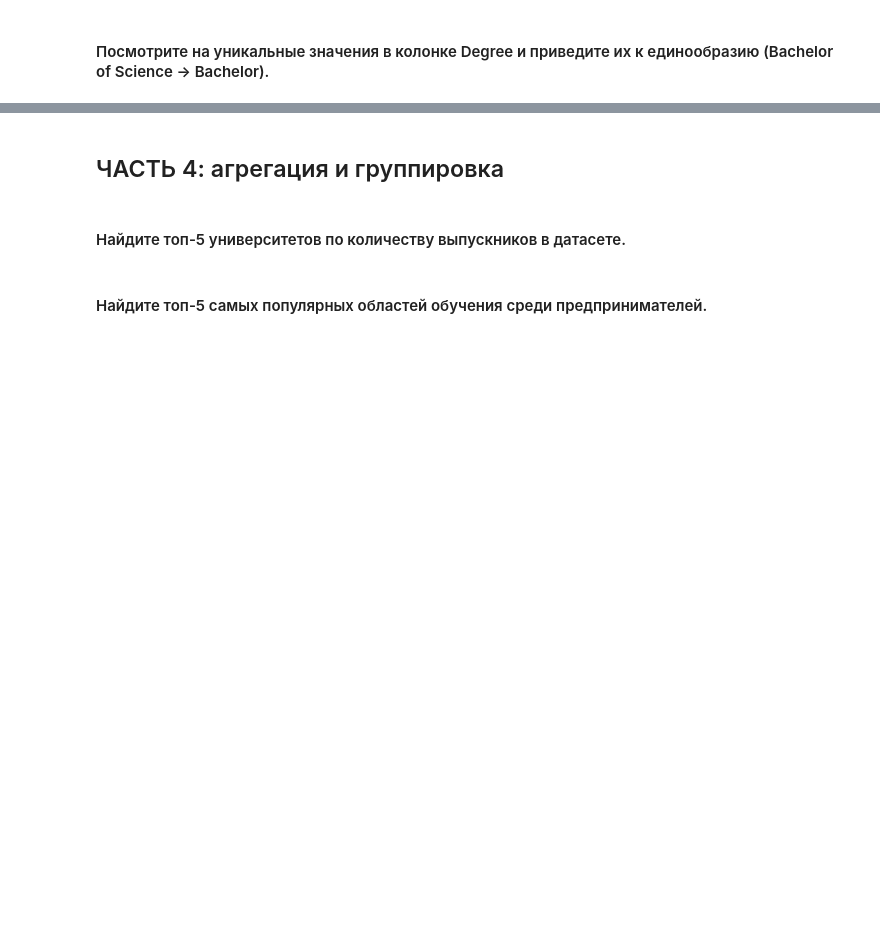
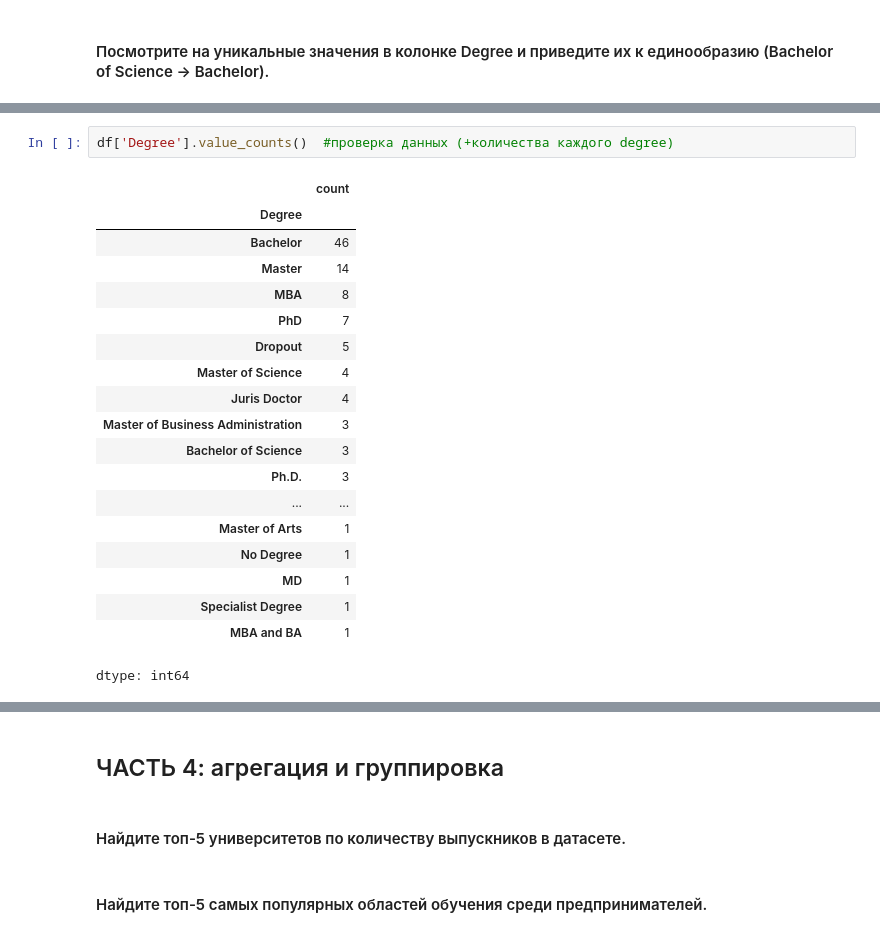
Before and after one commit to Alena-Ab/lingdata, a Jupyter notebook: homework22-23/hw1_2025.ipynb, the cells around one changed output, grey strips where cells are left out. Drawn from its saved outputs; the diff is of its cells as text; blank space fills up the shorter version.

```diff
--- a/homework22-23/hw1_2025.ipynb
+++ b/homework22-23/hw1_2025.ipynb
@@ -115,0 +280,22 @@ KeyError: "['Scholarship/Award'] not found in axis"
+# %%
+df['Degree'].value_counts()  #проверка данных (+количества каждого degree)
+# %% [output]
+|  | count |
+| Degree |  |
+| Bachelor | 46 |
+| Master | 14 |
+| MBA | 8 |
+| PhD | 7 |
+| Dropout | 5 |
+| Master of Science | 4 |
+| Juris Doctor | 4 |
+| Master of Business Administration | 3 |
+| Bachelor of Science | 3 |
+| Ph.D. | 3 |
+| ... | ... |
+| Master of Arts | 1 |
+| No Degree | 1 |
+| MD | 1 |
+| Specialist Degree | 1 |
+| MBA and BA | 1 |
+dtype: int64
```
Also changed, not shown: parts of 22 cells of this notebook.
